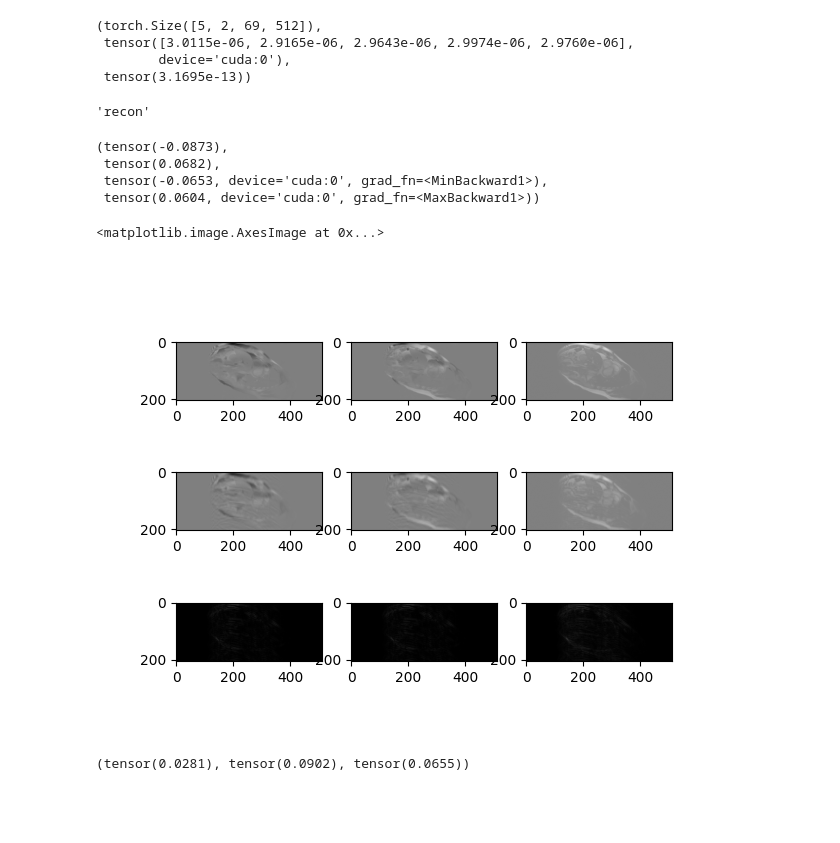
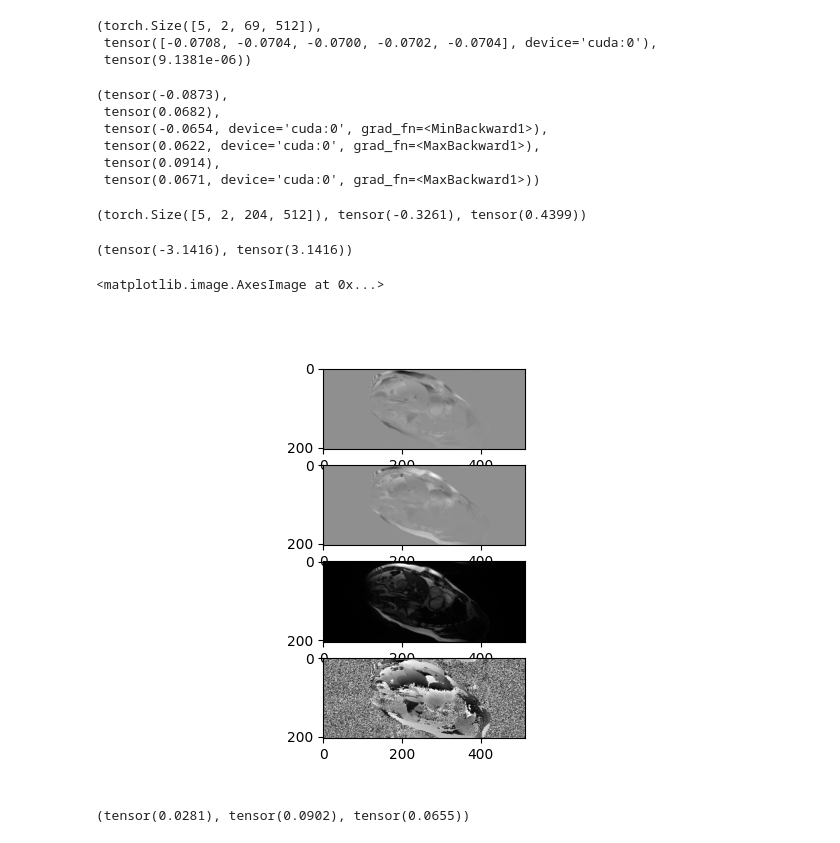
Before and after one commit to somcogo/space_time_reg, a Jupyter notebook: notebook.ipynb, the cells around one changed output. Drawn from its saved outputs; the diff is of its cells as text; code cells hidden in the pictures; blank space fills up the shorter version.

Commit message:
debug and refactor WIP

```diff
--- a/notebook.ipynb
+++ b/notebook.ipynb
@@ -17,7 +17,8 @@ import fastmri
 # long_recon = long_res['recon_init']
 # %%
 from argparse import Namespace
-from src.data.data_utils import FTAndSubsample, ZeroFillAndIFT, FastmriIFT, reconstruct_initial_frame_learned_reg, reconstruct_initial_frame
+from src.data.data_utils import reconstruct_initial_frame_learned_reg, reconstruct_initial_frame
+from src.data.fft_utils import FTAndSubsample, ZeroFillAndIFT, FastmriIFT
 config = Namespace(
     dataset='cmr_P001_Acc04',
     slice_number=0,
@@ -25,10 +26,10 @@ config = Namespace(
     time_points=5,
     device='cuda',
     recon_scale=13,
-    recon_epochs=100,
-    debug=False,
+    recon_epochs=10,
+    debug=True,
     lambda_st=1,
-    lambda_init_recon=1e-4,
+    lambda_init_recon=1-2,
     detach_grads=True,
     init_lr=1e-4,
 )
@@ -49,12 +50,12 @@ seg_fixed = None
 forward_method = FTAndSubsample(kspace_mask)
 inverse_method = ZeroFillAndIFT(kspace_mask)
 recon_init = nn.Parameter(torch.zeros_like(raw_kspace_data, device=config.device), requires_grad=True)
-recon_init = reconstruct_initial_frame_learned_reg(config=config, recon=recon_init, gt=fixed, forw=forward_method)
+recon_init = reconstruct_initial_frame_learned_reg(config=config, recon=recon_init, gt=fixed, forw=forward_method, adj=inverse_method, tol=1e-8)
 # recon_init = reconstruct_initial_frame(logger=None, config=config, recon=recon_init, gt=fixed, forw=forward_method)
 inverse_FT = FastmriIFT()
 gt_im = inverse_FT(gt_kspace_data)
 with torch.no_grad():
-    print('gt max min', gt_im.max(), gt_im.min(), 'recon init max min', recon_init.max(), recon_init.min())
+    print('gt max min', gt_im.abs().max(), gt_im.min(), 'recon init max min', recon_init.abs().max(), recon_init.min())
     gtabs = fastmri.complex_abs(gt_im.movedim(1, -1))
     reconabs = fastmri.complex_abs(recon_init.detach().movedim(1, -1))
     print('gt max min', gtabs.max(), gtabs.min(), 'recon init max min', reconabs.max(), reconabs.min())
@@ -72,40 +78,43 @@ l2 = loss_fn(forward_method(torch.zeros_like(recon_init).detach().cpu()), fixed)
 l.shape, r, l.max()
 # %% [output]
 (torch.Size([5, 2, 69, 512]),
- tensor([3.0115e-06, 2.9165e-06, 2.9643e-06, 2.9974e-06, 2.9760e-06],
-        device='cuda:0'),
- tensor(3.1695e-13))
+ tensor([-0.0708, -0.0704, -0.0700, -0.0702, -0.0704], device='cuda:0'),
+ tensor(9.1381e-06))
-# %%
-'In im domain we have:'
-'gt im'
-'inverse of masked gt'
-'recon'
-# %% [output]
-'recon'
 # %%
-gt_im.min(), gt_im.max(), recon_init.min(), recon_init.max()
+gt_im.min(), gt_im.max(), recon_init.min(), recon_init.max(), fastmri.complex_abs(gt_im.movedim(1,-1)).max(), fastmri.complex_abs(recon_init.movedim(1,-1)).max()
 # %% [output]
 (tensor(-0.0873),
  tensor(0.0682),
- tensor(-0.0653, device='cuda:0', grad_fn=<MinBackward1>),
- tensor(0.0604, device='cuda:0', grad_fn=<MaxBackward1>))
+ tensor(-0.0654, device='cuda:0', grad_fn=<MinBackward1>),
+ tensor(0.0622, device='cuda:0', grad_fn=<MaxBackward1>),
+ tensor(0.0914),
+ tensor(0.0671, device='cuda:0', grad_fn=<MaxBackward1>))
+# %%
+raw_kspace_data.shape, raw_kspace_data.min(), raw_kspace_data.max()
+# %% [output]
+(torch.Size([5, 2, 204, 512]), tensor(-0.3261), tensor(0.4399))
+# %%
+torch.angle(torch.view_as_complex(gt_im[0].movedim(0,-1))).min(), torch.angle(torch.view_as_complex(gt_im[0].movedim(0,-1))).max()
+# %% [output]
+(tensor(-3.1416), tensor(3.1416))
 # %%
-f,a = plt.subplots(3, 3)
-vmin=-0.1
-vmax=0.1
+f,a = plt.subplots(4)
+vmin=-0.09
+vmax=0.07
 rec = recon_init.detach().cpu()
-a[0,0].imshow(gt_im[0,0], vmin=vmin, vmax=vmax, cmap='gray')
-a[0,1].imshow(gt_im[0,1], vmin=vmin, vmax=vmax, cmap='gray')
-a[0,2].imshow(fastmri.complex_abs(gt_im[0].movedim(0,-1)), vmin=vmin, vmax=vmax, cmap='gray')
-a[1,0].imshow(rec[0,0], vmin=vmin, vmax=vmax, cmap='gray')
-a[1,1].imshow(rec[0,1], vmin=vmin, vmax=vmax, cmap='gray')
-a[1,2].imshow(fastmri.complex_abs(rec[0].movedim(0,-1)), vmin=vmin, vmax=vmax, cmap='gray')
-a[2,0].imshow((gt_im[0,0]-rec[0,0]).abs(), vmin=0, vmax=vmax, cmap='gray')
-a[2,1].imshow((gt_im[0,0]-rec[0,0]).abs(), vmin=0, vmax=vmax, cmap='gray')
-a[2,2].imshow(fastmri.complex_abs((gt_im[0]-rec[0]).movedim(0,-1)), vmin=0, vmax=vmax, cmap='gray')
+a[0].imshow(gt_im[0,0], vmin=vmin, vmax=vmax, cmap='gray')
+a[1].imshow(gt_im[0,1], vmin=vmin, vmax=vmax, cmap='gray')
+a[2].imshow(fastmri.complex_abs(gt_im[0].movedim(0,-1)), vmin=0, vmax=abs(vmax), cmap='gray')
+a[3].imshow((torch.angle(torch.view_as_complex(gt_im[0].movedim(0,-1)))), vmin=-3.15, vmax=3.15, cmap='gray')
+# a[1,0].imshow(rec[0,0], vmin=vmin, vmax=vmax, cmap='gray')
+# a[1,1].imshow(rec[0,1], vmin=vmin, vmax=vmax, cmap='gray')
+# a[1,2].imshow(fastmri.complex_abs(rec[0].movedim(0,-1)), vmin=0, vmax=abs(vmax), cmap='gray')
+# a[2,0].imshow((gt_im[0,0]-rec[0,0]).abs(), vmin=0, vmax=abs(vmax), cmap='gray')
+# a[2,1].imshow((gt_im[0,0]-rec[0,0]).abs(), vmin=0, vmax=abs(vmax), cmap='gray')
+# a[2,2].imshow(fastmri.complex_abs((gt_im[0]-rec[0]).movedim(0,-1)), vmin=0, vmax=abs(vmax), cmap='gray')
 # %% [output]
 <matplotlib.image.AxesImage at 0x...>
-[figure, old version]
+[figure, new version]
 # %%
 fastmri.complex_abs((gt_im[0]-rec[0]).movedim(0,-1)).max(), fastmri.complex_abs(gt_im[0].movedim(0,-1)).max(), fastmri.complex_abs(rec[0].movedim(0,-1)).max()
 # %% [output]
```
Also changed, not shown: parts of 3 cells of this notebook, 4 other files.
